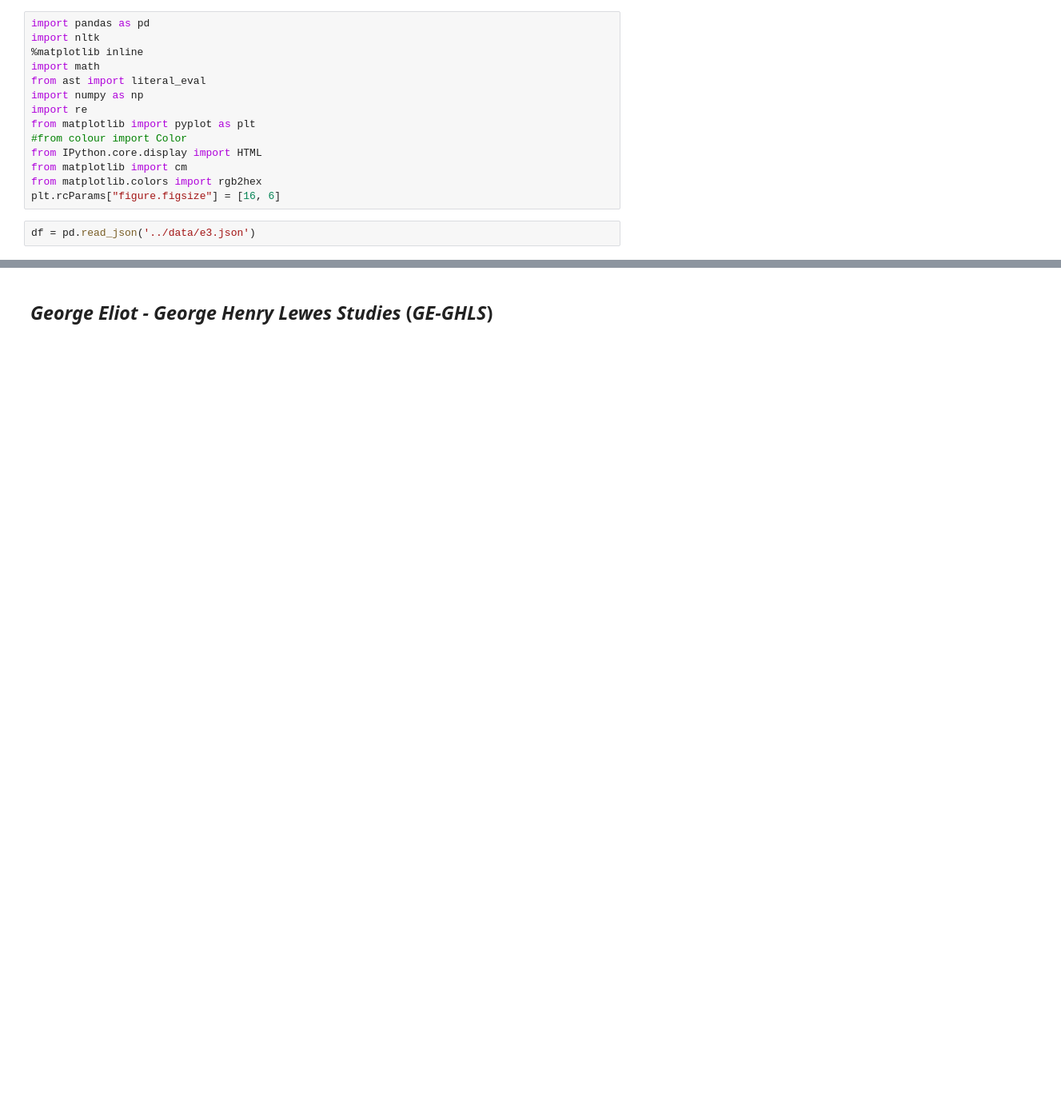
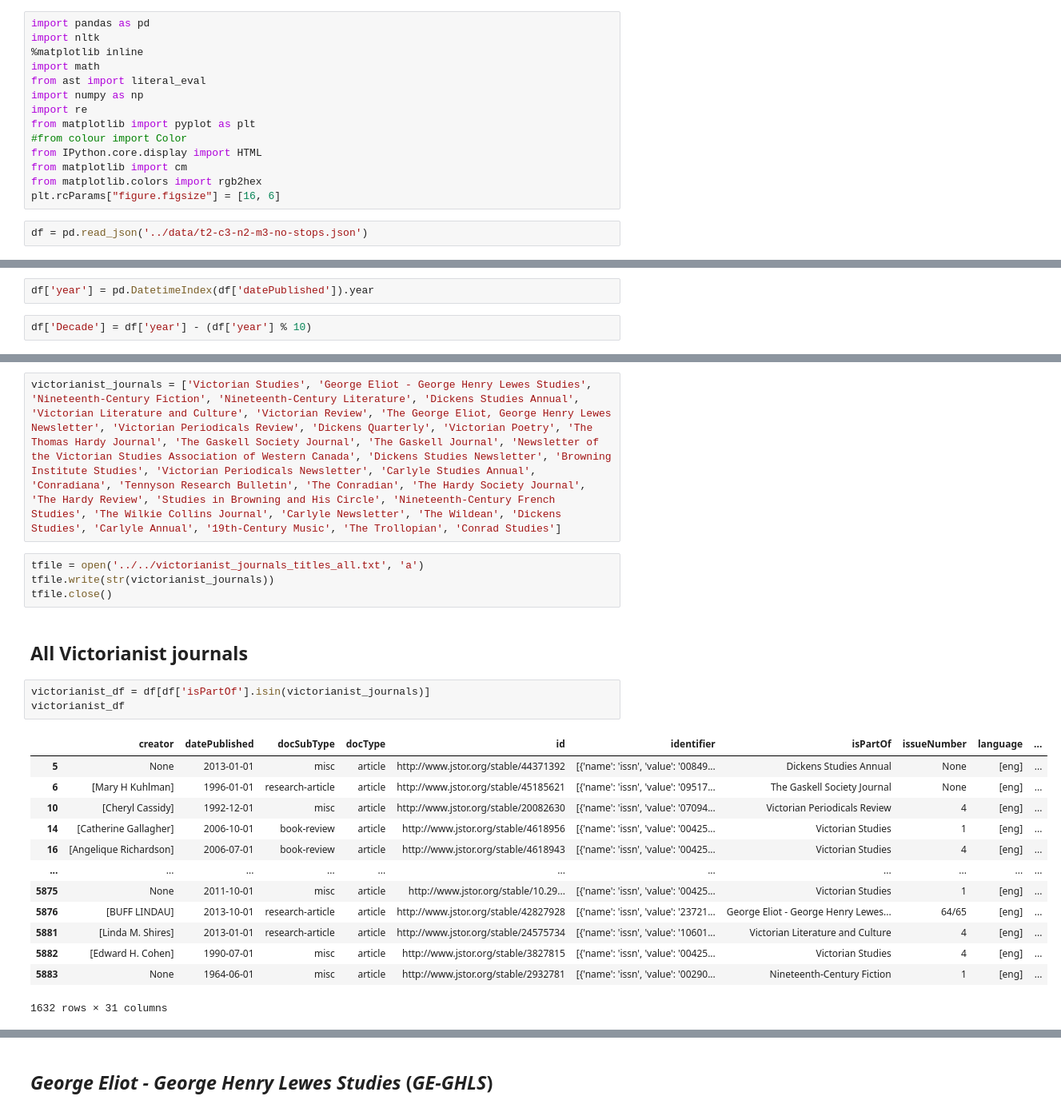
Before and after one commit to lit-mod-viz/middlemarch-critical-histories, a Jupyter notebook: notebooks/jstor-annotated-browser.ipynb, the cells around one changed output, grey strips where cells are left out. Shown at 80% size. Cells and saved outputs as stored; diff of their text form; blank space fills up the shorter version.

```diff
--- a/notebooks/jstor-annotated-browser.ipynb
+++ b/notebooks/jstor-annotated-browser.ipynb
@@ -15,7 +15,7 @@ from matplotlib import cm
 from matplotlib.colors import rgb2hex
 plt.rcParams["figure.figsize"] = [16, 6]
 # %%
-df = pd.read_json('../data/e3.json')
+df = pd.read_json('../data/t2-c3-n2-m3-no-stops.json')
 # %%
 df
 # %% [output]
@@ -34,0 +35,4 @@ df
+# %%
+df['year'] = pd.DatetimeIndex(df['datePublished']).year
+# %%
+df['Decade'] = df['year'] - (df['year'] % 10)
@@ -34,0 +54,25 @@ df
+# %%
+victorianist_journals = ['Victorian Studies', 'George Eliot - George Henry Lewes Studies', 'Nineteenth-Century Fiction', 'Nineteenth-Century Literature', 'Dickens Studies Annual', 'Victorian Literature and Culture', 'Victorian Review', 'The George Eliot, George Henry Lewes Newsletter', 'Victorian Periodicals Review', 'Dickens Quarterly', 'Victorian Poetry', 'The Thomas Hardy Journal', 'The Gaskell Society Journal', 'The Gaskell Journal', 'Newsletter of the Victorian Studies Association of Western Canada', 'Dickens Studies Newsletter', 'Browning Institute Studies', 'Victorian Periodicals Newsletter', 'Carlyle Studies Annual', 'Conradiana', 'Tennyson Research Bulletin', 'The Conradian', 'The Hardy Society Journal', 'The Hardy Review', 'Studies in Browning and His Circle', 'Nineteenth-Century French Studies', 'The Wilkie Collins Journal', 'Carlyle Newsletter', 'The Wildean', 'Dickens Studies', 'Carlyle Annual', '19th-Century Music', 'The Trollopian', 'Conrad Studies']
+# %%
+tfile = open('../../victorianist_journals_titles_all.txt', 'a')
+tfile.write(str(victorianist_journals))
+tfile.close()
+# %% [markdown]
+## All Victorianist journals
+# %%
+victorianist_df = df[df['isPartOf'].isin(victorianist_journals)]
+victorianist_df
+# %% [output]
+|  | creator | datePublished | docSubType | docType | id | identifier | isPartOf | issueNumber | language | ... |
+| 5 | None | 2013-01-01 | misc | article | http://www.jstor.org/stable/44371392 | [{'name': 'issn', 'value': '00849... | Dickens Studies Annual | None | [eng] | ... |
+| 6 | [Mary H Kuhlman] | 1996-01-01 | research-article | article | http://www.jstor.org/stable/45185621 | [{'name': 'issn', 'value': '09517... | The Gaskell Society Journal | None | [eng] | ... |
+| 10 | [Cheryl Cassidy] | 1992-12-01 | misc | article | http://www.jstor.org/stable/20082630 | [{'name': 'issn', 'value': '07094... | Victorian Periodicals Review | 4 | [eng] | ... |
+| 14 | [Catherine Gallagher] | 2006-10-01 | book-review | article | http://www.jstor.org/stable/4618956 | [{'name': 'issn', 'value': '00425... | Victorian Studies | 1 | [eng] | ... |
+| 16 | [Angelique Richardson] | 2006-07-01 | book-review | article | http://www.jstor.org/stable/4618943 | [{'name': 'issn', 'value': '00425... | Victorian Studies | 4 | [eng] | ... |
+| ... | ... | ... | ... | ... | ... | ... | ... | ... | ... | ... |
+| 5875 | None | 2011-10-01 | misc | article | http://www.jstor.org/stable/10.29... | [{'name': 'issn', 'value': '00425... | Victorian Studies | 1 | [eng] | ... |
+| 5876 | [BUFF LINDAU] | 2013-10-01 | research-article | article | http://www.jstor.org/stable/42827928 | [{'name': 'issn', 'value': '23721... | George Eliot - George Henry Lewes... | 64/65 | [eng] | ... |
+| 5881 | [Linda M. Shires] | 2013-01-01 | research-article | article | http://www.jstor.org/stable/24575734 | [{'name': 'issn', 'value': '10601... | Victorian Literature and Culture | 4 | [eng] | ... |
+| 5882 | [Edward H. Cohen] | 1990-07-01 | misc | article | http://www.jstor.org/stable/3827815 | [{'name': 'issn', 'value': '00425... | Victorian Studies | 4 | [eng] | ... |
+| 5883 | None | 1964-06-01 | misc | article | http://www.jstor.org/stable/2932781 | [{'name': 'issn', 'value': '00290... | Nineteenth-Century Fiction | 1 | [eng] | ... |
+1632 rows × 31 columns
```
Also changed, not shown: parts of 22 cells of this notebook, 15 other files.
